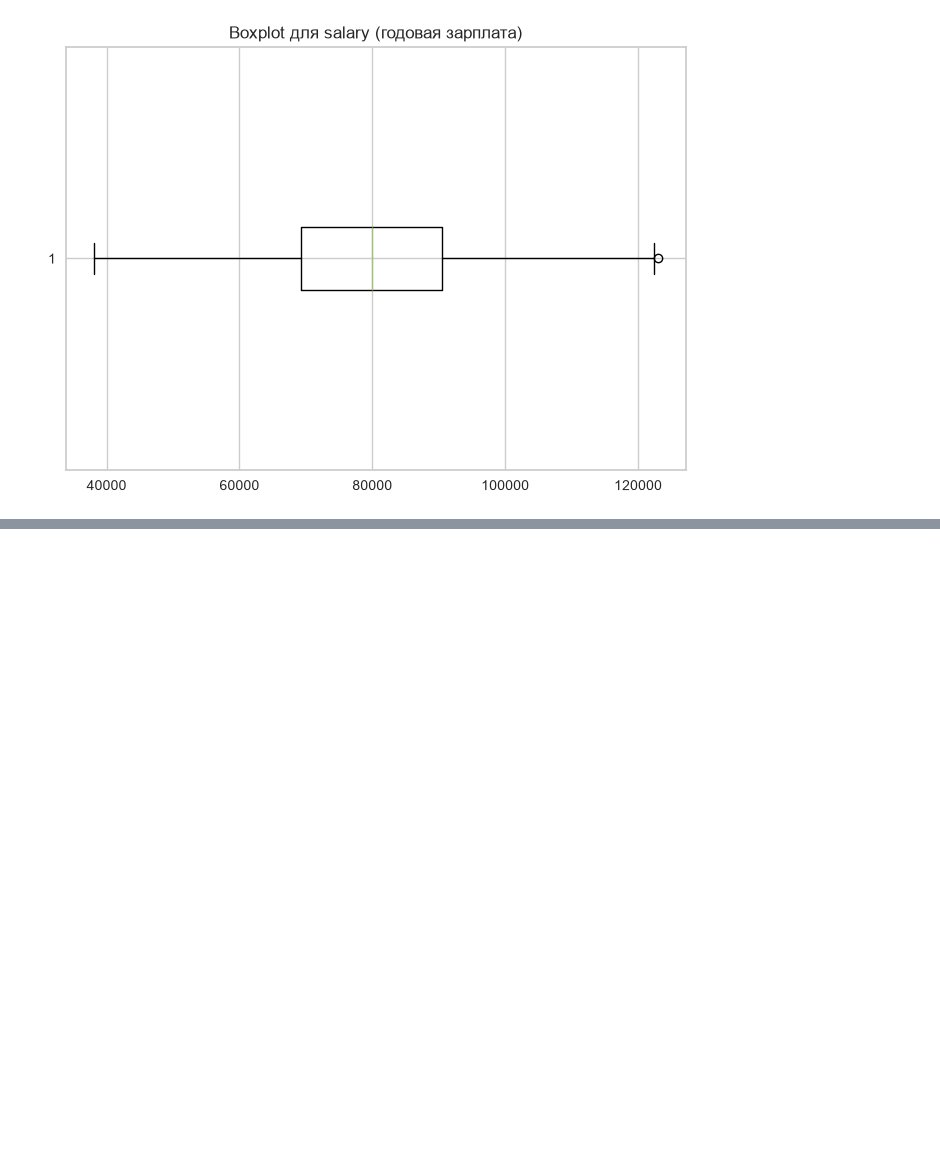
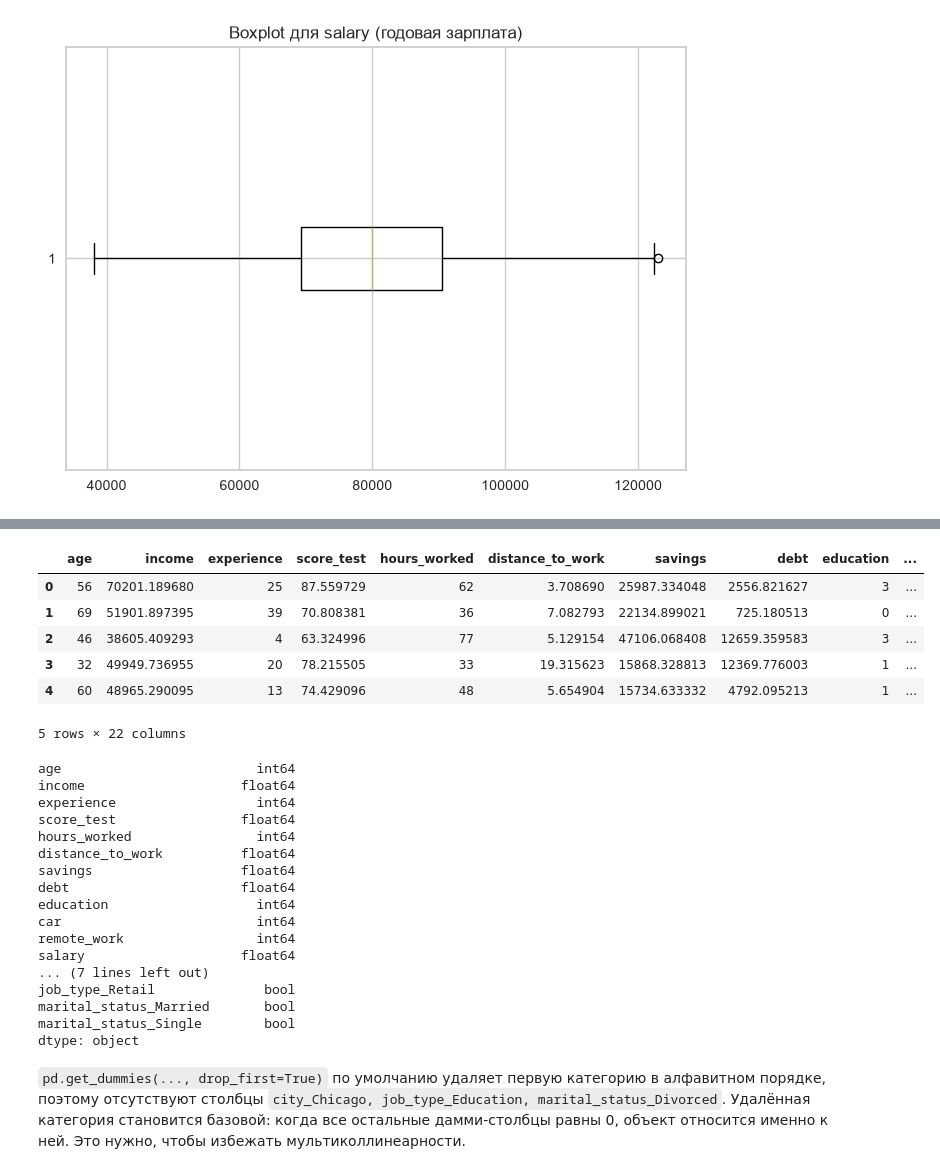
Before and after one commit to AlekseevaAnna1/data-analytics-labs, a Jupyter notebook: ЛР3_Алексеева_1.ipynb, the cells around one changed output, grey strips where cells are left out. Cells and saved outputs as stored; diff of their text form; code cells hidden in the pictures; blank space fills up the shorter version.

Commit message:
Часть 3 - Добавлено кодирование признаков

```diff
--- a/ЛР3_Алексеева_1.ipynb
+++ b/ЛР3_Алексеева_1.ipynb
@@ -647,0 +667,50 @@ Text(0.5, 1.0, 'Boxplot для salary (годовая зарплата)')
+# %%
+# Импорт структуры порядкового кодировщика
+from sklearn.preprocessing import OrdinalEncoder
+
+# бинарные признаки — простая замена на 0-1
+df_salary_clean['car'] = df_salary_clean['car'].map({'Yes': 1, 'No': 0})
+df_salary_clean['remote_work'] = df_salary_clean['remote_work'].map({'Yes': 1, 'No': 0})
+
+# порядковое кодирования для признаков с субординацией
+edu_order = [['High School', 'Bachelor', 'Master', 'PhD']]
+encoder = OrdinalEncoder(categories=edu_order)
+df_salary_clean['education'] = encoder.fit_transform(df_salary_clean[['education']]).astype(int)
+
+# прямое кодирование для номинальных признаков
+df_salary_encoded = pd.get_dummies(
+    df_salary_clean,
+    columns=['city', 'job_type', 'marital_status'],
+    drop_first=True
+)
+# %%
+# Проверка
+display(df_salary_encoded.head())
+print(df_salary_encoded.dtypes)
+# %% [output]
+|  | age | income | experience | score_test | hours_worked | distance_to_work | savings | debt | education | ... |
+| 0 | 56 | 70201.189680 | 25 | 87.559729 | 62 | 3.708690 | 25987.334048 | 2556.821627 | 3 | ... |
+| 1 | 69 | 51901.897395 | 39 | 70.808381 | 36 | 7.082793 | 22134.899021 | 725.180513 | 0 | ... |
+| 2 | 46 | 38605.409293 | 4 | 63.324996 | 77 | 5.129154 | 47106.068408 | 12659.359583 | 3 | ... |
+| 3 | 32 | 49949.736955 | 20 | 78.215505 | 33 | 19.315623 | 15868.328813 | 12369.776003 | 1 | ... |
+| 4 | 60 | 48965.290095 | 13 | 74.429096 | 48 | 5.654904 | 15734.633332 | 4792.095213 | 1 | ... |
+5 rows × 22 columns
+age                         int64
+income                    float64
+experience                  int64
+score_test                float64
+hours_worked                int64
+distance_to_work          float64
+savings                   float64
+debt                      float64
+education                   int64
+car                         int64
+remote_work                 int64
+salary                    float64
+... (7 lines left out)
+job_type_Retail              bool
+marital_status_Married       bool
+marital_status_Single        bool
+dtype: object
+# %% [markdown]
+`pd.get_dummies(..., drop_first=True)` по умолчанию удаляет первую категорию в алфавитном порядке, поэтому отсутствуют столбцы `city_Chicago, job_type_Education, marital_status_Divorced`. Удалённая категория становится базовой: когда все остальные дамми-столбцы равны 0, объект относится именно к ней. Это нужно, чтобы избежать мультиколлинеарности.
```
Also changed, not shown: parts of 2 cells of this notebook.
